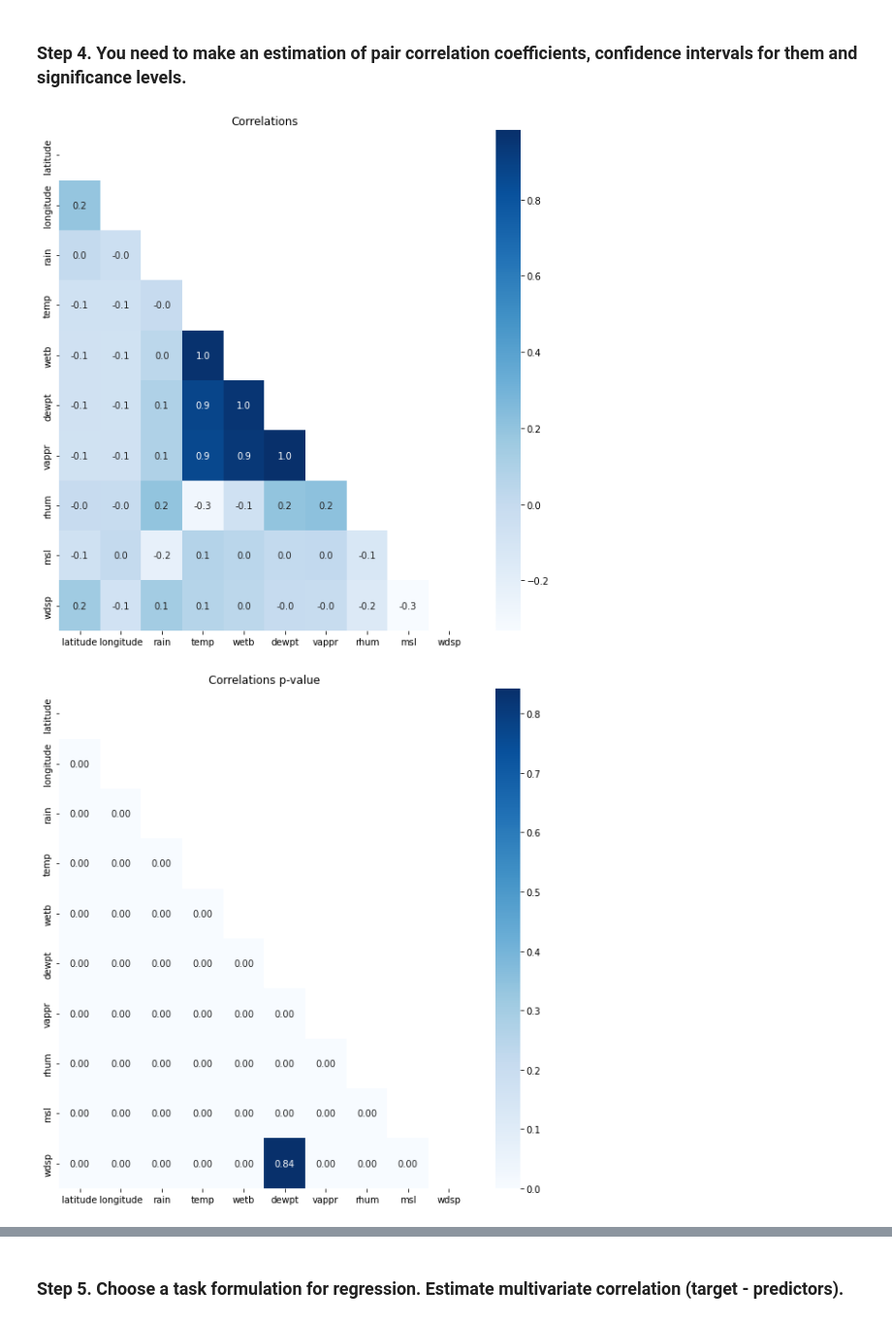
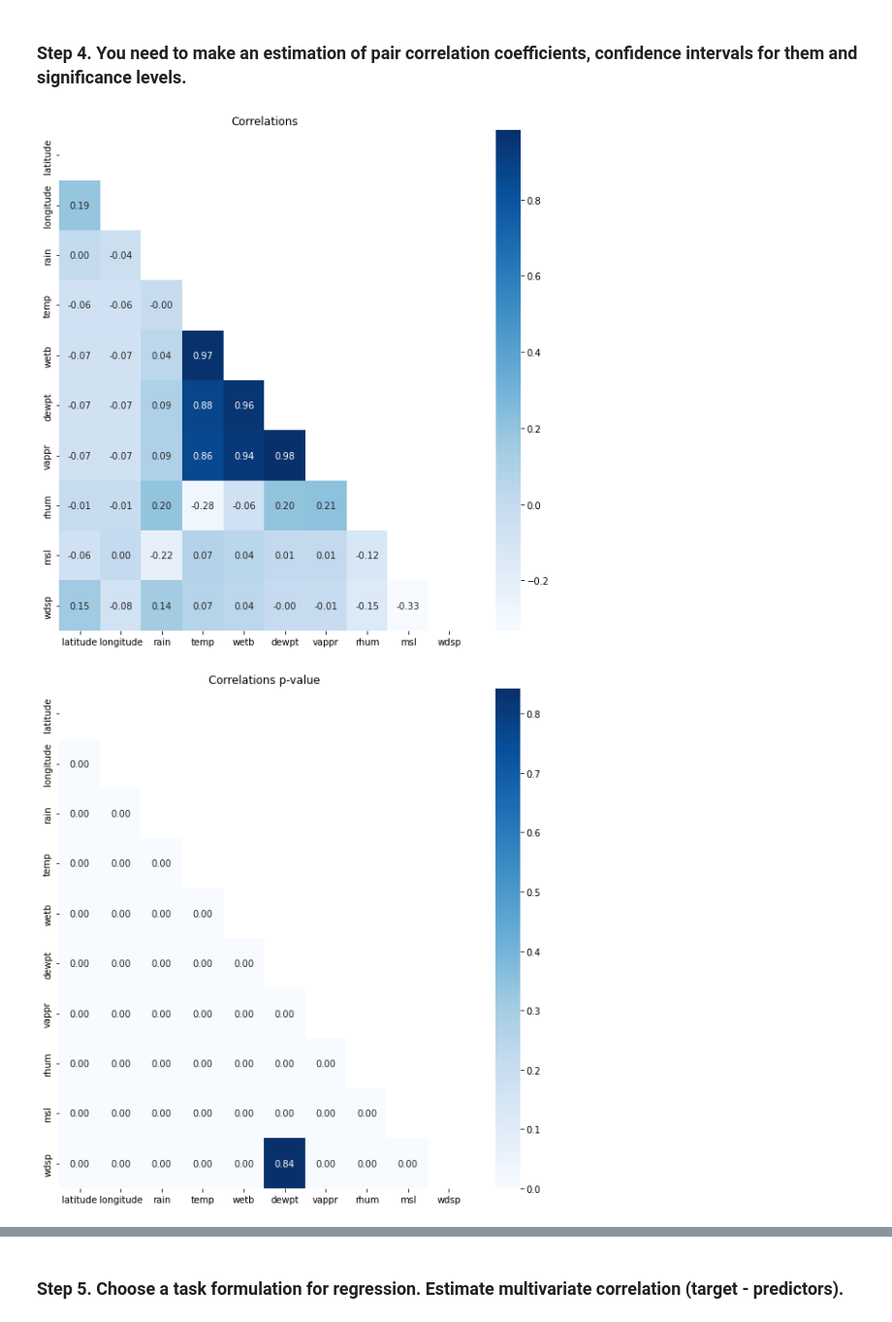
Before and after one commit to AAYamoldin/Methods-and-models-for-multivariate-data-analysis-2021-2022-ITMO_labs, a Jupyter notebook: Lab2/lab2.ipynb, the cells around one changed output, grey strips where cells are left out. Shown at 97% size. Drawn from its saved outputs; the diff is of its cells as text; code cells hidden in the pictures.

Commit message:
Update correlations plot

```diff
--- a/Lab2/lab2.ipynb
+++ b/Lab2/lab2.ipynb
@@ -139,16 +139,16 @@ mask = np.zeros_like(data.corr(), dtype=bool)
 mask[np.triu_indices_from(mask)] = True
 # %%
 f, ax = plt.subplots(figsize=(10, 10))
-sns.heatmap(correlations, mask=mask, annot=True, fmt='.1f', ax=ax, cmap='Blues', xticklabels=data.columns, yticklabels=data.columns,).set_title('Correlations')
+sns.heatmap(correlations, mask=mask, annot=True, fmt='.2f', ax=ax, cmap='Blues', xticklabels=data.columns, yticklabels=data.columns,).set_title('Correlations')
 plt.show()
 
 f, ax = plt.subplots(figsize=(10, 10))
 sns.heatmap(correlations_p_value, mask=mask, annot=True, fmt='.2f', ax=ax, cmap='Blues', xticklabels=data.columns, yticklabels=data.columns,).set_title('Correlations p-value')
 plt.show()
 
 pd.DataFrame(correlations_interval, columns=data.columns, index=data.columns)
 # %% [output]
-[figure, old version]
+[figure, new version]
 [figure]
 |  | latitude | longitude | rain | temp | wetb | dewpt | vappr | rhum | msl | wdsp |
 | latitude | inf inf | 0.19 0.192 | 0.004 0.006 | -0.065 -0.064 | -0.07 -0.068 | -0.07 -0.068 | -0.073 -0.071 | -0.008 -0.006 | -0.063 -0.061 | 0.155 0.157 |
```
Also changed, not shown: parts of 3 cells of this notebook.
